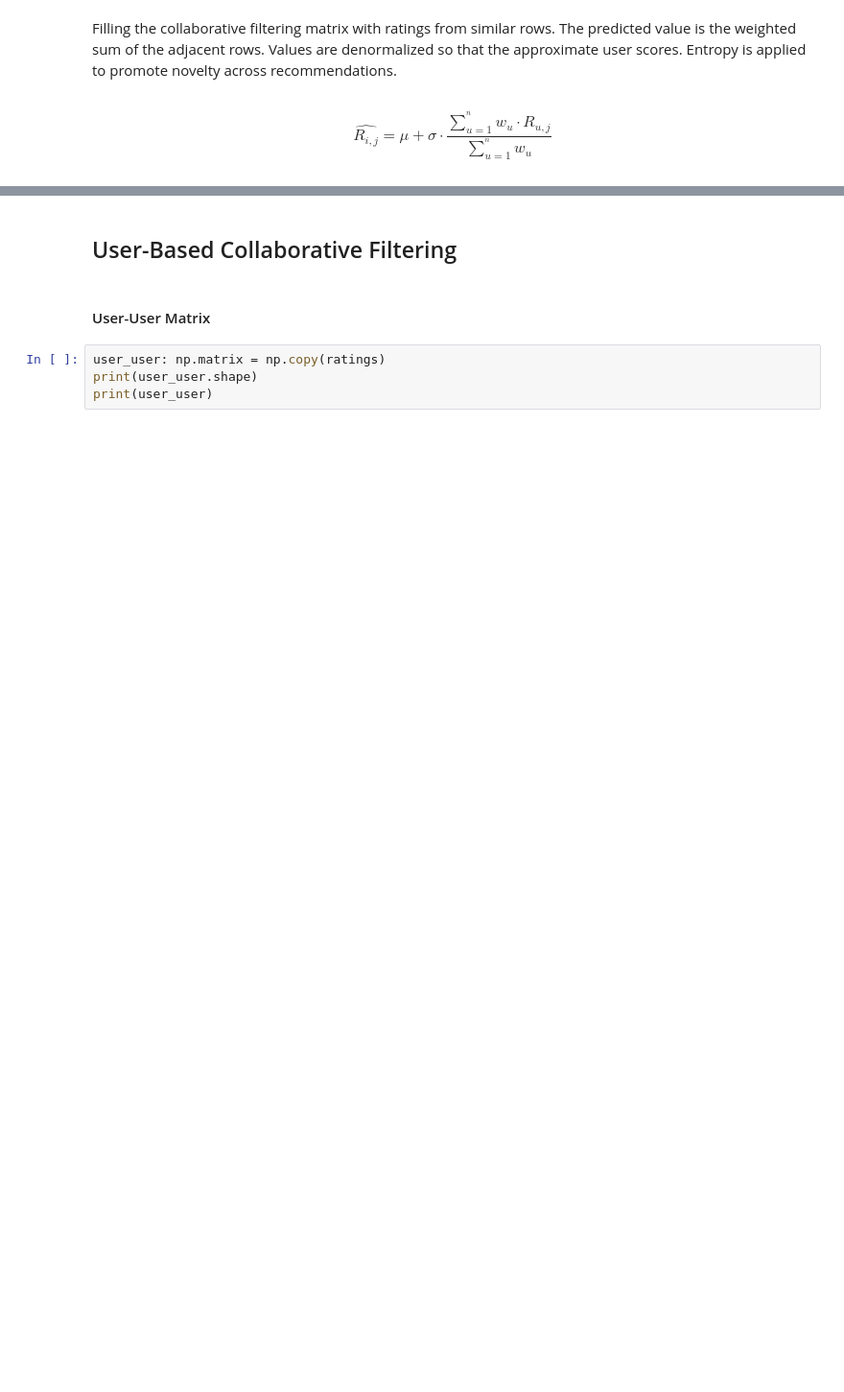
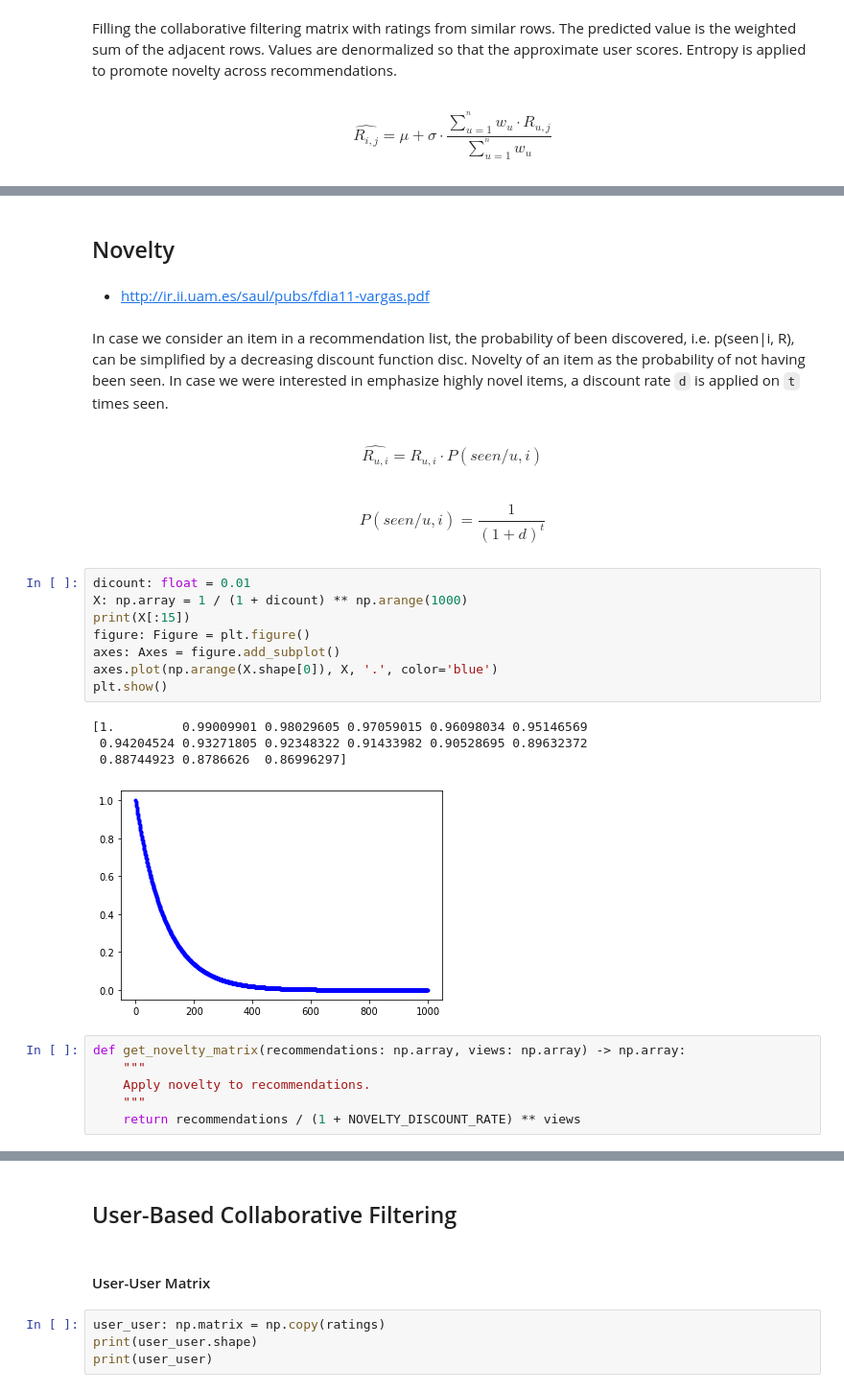
Before and after one commit to MartinCastroAlvarez/python-recommender-systems, a Jupyter notebook: memorybased.ipynb, the cells around one changed output, grey strips where cells are left out. Shown at 96% size. Saved outputs shown, nothing was run; the diff lists cells and outputs as text; blank space fills up the shorter version.

```diff
--- a/memorybased.ipynb
+++ b/memorybased.ipynb
@@ -277,0 +330,29 @@ def get_collaborative_filtering(ratings: np.array, normalized: np.array, mean: n
+# %% [markdown]
+## Novelty
+# %% [markdown]
+- http://ir.ii.uam.es/saul/pubs/fdia11-vargas.pdf
+# %% [markdown]
+In case we consider an item in a recommendation list, the probability of been discovered, i.e. p(seen|i, R), can be simplified by a decreasing discount function disc. Novelty of an item as the probability of not having been seen. In case we were interested in emphasize highly novel items, a discount rate `d` is applied on `t` times seen.
+# %% [markdown]
+$$ \hat{R_{u,i}} = R_{u,i} \cdot P(seen/u,i) $$
+# %% [markdown]
+$$ P(seen/u,i) = \frac{1}{(1 + d)^t} $$
+# %%
+dicount: float = 0.01
+X: np.array = 1 / (1 + dicount) ** np.arange(1000)
+print(X[:15])
+figure: Figure = plt.figure()
+axes: Axes = figure.add_subplot()
+axes.plot(np.arange(X.shape[0]), X, '.', color='blue')
+plt.show()
+# %% [output]
+[1.         0.99009901 0.98029605 0.97059015 0.96098034 0.95146569
+ 0.94204524 0.93271805 0.92348322 0.91433982 0.90528695 0.89632372
+ 0.88744923 0.8786626  0.86996297]
+[figure, added]
+# %%
+def get_novelty_matrix(recommendations: np.array, views: np.array) -> np.array:
+    """
+    Apply novelty to recommendations.
+    """
+    return recommendations / (1 + NOVELTY_DISCOUNT_RATE) ** views
```
Also changed, not shown: parts of 32 cells of this notebook.
